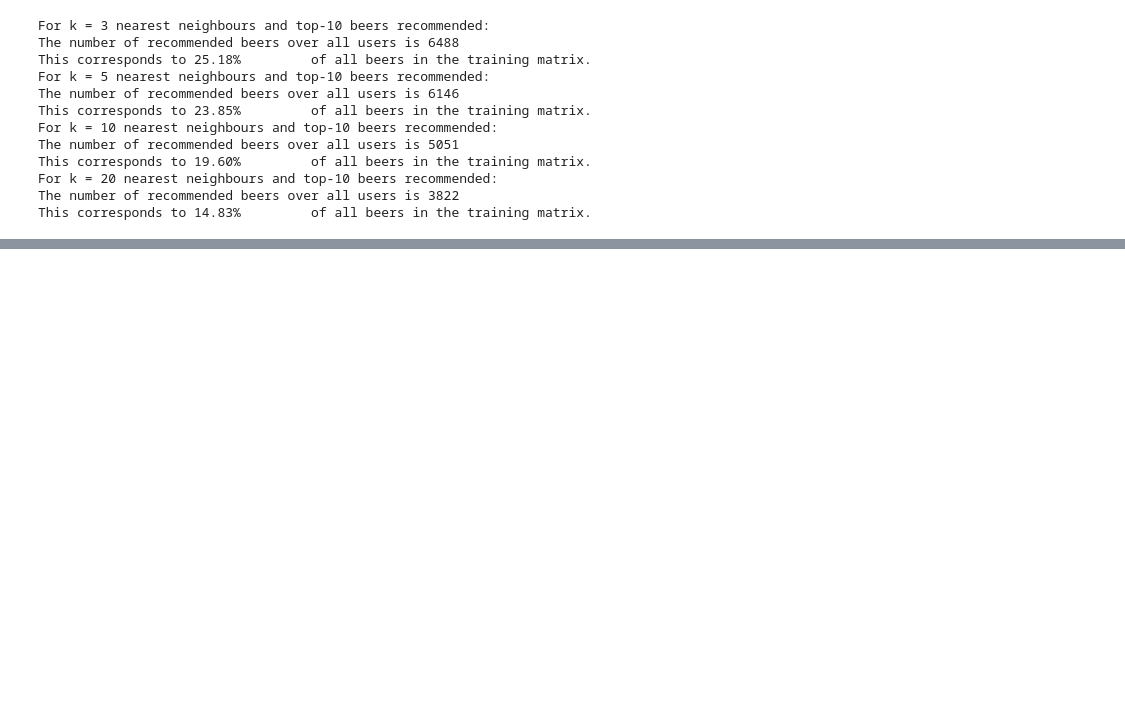
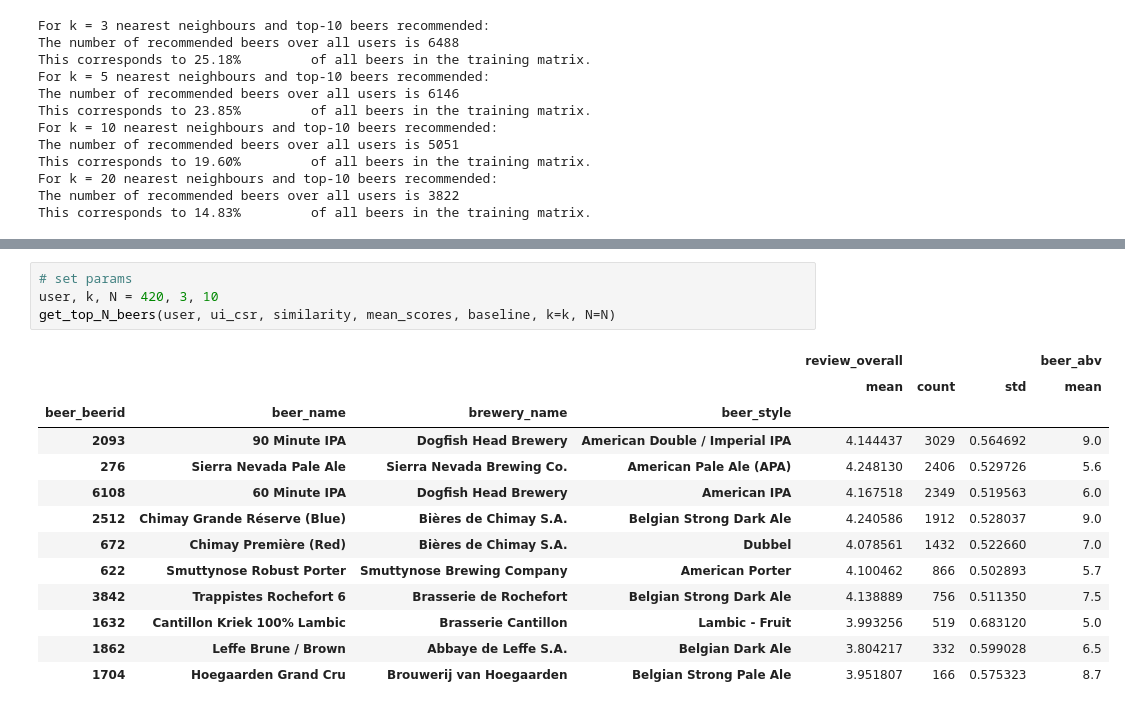
Before and after one commit to LucasLyons/Beer-Project, a Jupyter notebook: Model-Training.ipynb, the cells around one changed output, grey strips where cells are left out. Drawn from its saved outputs; the diff is of its cells as text; blank space fills up the shorter version.

```diff
--- a/Model-Training.ipynb
+++ b/Model-Training.ipynb
@@ -307,0 +358,18 @@ This corresponds to 14.83%         of all beers in the training matrix.
+# %%
+# set params
+user, k, N = 420, 3, 10
+get_top_N_beers(user, ui_csr, similarity, mean_scores, baseline, k=k, N=N)
+# %% [output]
+|  |  |  |  | review_overall |  |  | beer_abv |
+|  |  |  |  | mean | count | std | mean |
+| beer_beerid | beer_name | brewery_name | beer_style |  |  |  |  |
+| 2093 | 90 Minute IPA | Dogfish Head Brewery | American Double / Imperial IPA | 4.144437 | 3029 | 0.564692 | 9.0 |
+| 276 | Sierra Nevada Pale Ale | Sierra Nevada Brewing Co. | American Pale Ale (APA) | 4.248130 | 2406 | 0.529726 | 5.6 |
+| 6108 | 60 Minute IPA | Dogfish Head Brewery | American IPA | 4.167518 | 2349 | 0.519563 | 6.0 |
+| 2512 | Chimay Grande Réserve (Blue) | Bières de Chimay S.A. | Belgian Strong Dark Ale | 4.240586 | 1912 | 0.528037 | 9.0 |
+| 672 | Chimay Première (Red) | Bières de Chimay S.A. | Dubbel | 4.078561 | 1432 | 0.522660 | 7.0 |
+| 622 | Smuttynose Robust Porter | Smuttynose Brewing Company | American Porter | 4.100462 | 866 | 0.502893 | 5.7 |
+| 3842 | Trappistes Rochefort 6 | Brasserie de Rochefort | Belgian Strong Dark Ale | 4.138889 | 756 | 0.511350 | 7.5 |
+| 1632 | Cantillon Kriek 100% Lambic | Brasserie Cantillon | Lambic - Fruit | 3.993256 | 519 | 0.683120 | 5.0 |
+| 1862 | Leffe Brune / Brown | Abbaye de Leffe S.A. | Belgian Dark Ale | 3.804217 | 332 | 0.599028 | 6.5 |
+| 1704 | Hoegaarden Grand Cru | Brouwerij van Hoegaarden | Belgian Strong Pale Ale | 3.951807 | 166 | 0.575323 | 8.7 |
```
Also changed, not shown: parts of 8 cells of this notebook.
